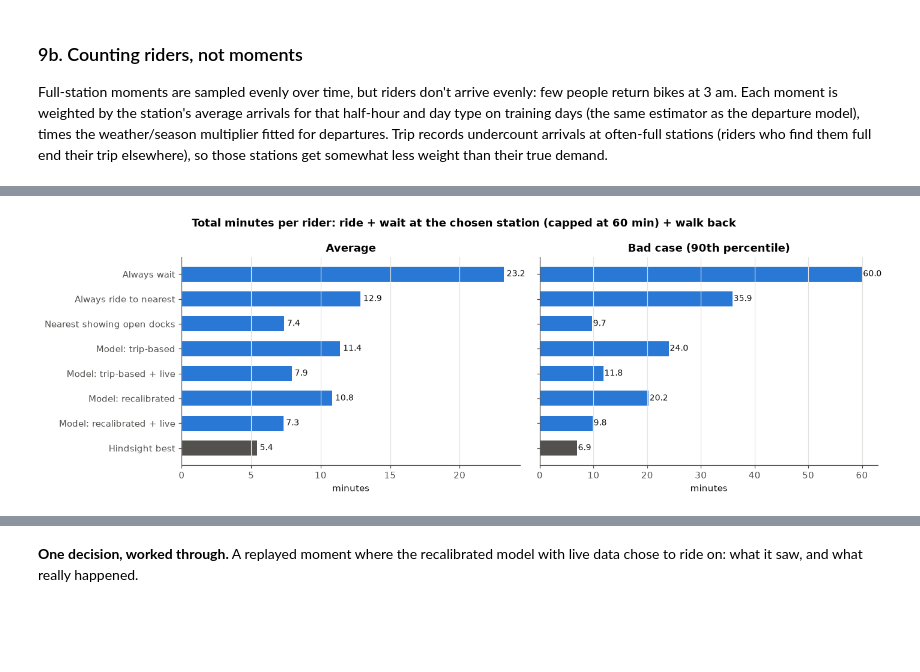
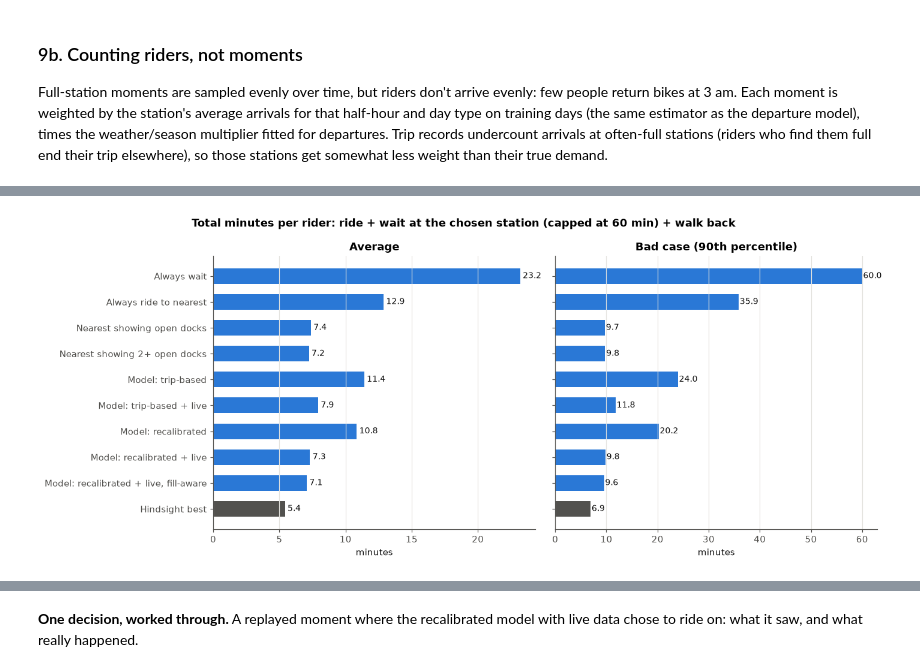
Before and after one commit to mzhou3299/citibike-demand-analysis-2024, a Jupyter notebook: Decision_model.ipynb, the cells around one changed output, grey strips where cells are left out. Saved outputs shown, nothing was run; the diff lists cells and outputs as text; code cells hidden in the pictures; blank space fills up the shorter version.

Commit message:
Add fill-aware rule and day-level intervals to decision model

```diff
--- a/Decision_model.ipynb
+++ b/Decision_model.ipynb
@@ -1299,10 +1345,12 @@ POLICIES = [
     "Always wait",
     "Always ride to nearest",
     "Nearest showing open docks",
+    "Nearest showing 2+ open docks",
     "Model: trip-based",
     "Model: trip-based + live",
     "Model: recalibrated",
     "Model: recalibrated + live",
+    "Model: recalibrated + live, fill-aware",
     "Hindsight best",
 ]
 
@@ -1343,6 +1391,8 @@ def replay_block(block, events):
     open_now = exists & (docks[station, decide] > 0)
     full_now = exists & (docks[station, decide] == 0)
     elapsed_now = np.where(full_now, STEP_MIN * (decide - prev_stop[station, decide] - 1), 0)
+    docks_now = docks[station, decide]
+    p_fill = fill_probability(docks_now, ride_steps, expected_arrivals_per_min(station, t0[:, None]))   # Section 9c
 
     # Each model's expected total time
     arrive_t = t0[:, None] + ride_min
@@ -1360,14 +1410,20 @@ def replay_block(block, events):
         "Model: trip-based + live": travel_min + np.where(open_now, 0, W_trip),
         "Model: recalibrated": travel_min + p_full * W_recal_no_live,
         "Model: recalibrated + live": travel_min + np.where(open_now, 0, W_recal_live),
+        "Model: recalibrated + live, fill-aware": travel_min + np.where(open_now, p_fill, 1.0) * W_recal_live,
     }
     expected_cost = {name: np.where(exists, cost, np.inf) for name, cost in expected_cost.items()}
 
-    has_open = open_now[:, 1:].any(axis=1)
+    def nearest_where(mask):
+        """Nearest candidate (in distance order) where mask is True; 0 = stay if there is none."""
+        return np.where(mask[:, 1:].any(axis=1), 1 + mask[:, 1:].argmax(axis=1), 0)
+
+    two_plus = open_now & (docks_now >= 2)
     choice = {
         "Always wait": np.zeros(n, dtype=int),
         "Always ride to nearest": np.where(exists[:, 1], 1, 0),
-        "Nearest showing open docks": np.where(has_open, 1 + open_now[:, 1:].argmax(axis=1), 0),
+        "Nearest showing open docks": nearest_where(open_now),
+        "Nearest showing 2+ open docks": np.where(two_plus[:, 1:].any(axis=1), nearest_where(two_plus), nearest_where(open_now)),
         **{name: cost.argmin(axis=1) for name, cost in expected_cost.items()},
         "Hindsight best": real_total.argmin(axis=1),
     }
@@ -1379,7 +1435,9 @@ def replay_block(block, events):
         result["moved: " + policy] = choice[policy] > 0
         result["unresolved: " + policy] = ~resolved[row, choice[policy]]
     detail = {"options": options, "exists": exists, "dist": dist, "ride_min": ride_min, "walk_min": walk_min,
-              "real_wait": real_wait, "open_now": open_now, "expected_recal_live": expected_cost["Model: recalibrated + live"]}
+              "real_wait": real_wait, "open_now": open_now, "expected_recal_live": expected_cost["Model: recalibrated + live"],
+              "expected_fill_aware": expected_cost["Model: recalibrated + live, fill-aware"], "docks_now": docks_now,
+              "travel_min": travel_min, "W_recal_live": W_recal_live, "choice": np.column_stack([choice[p] for p in POLICIES])}
     return result[keep], {name: values[keep] for name, values in detail.items()}
 # %%
 replay_events = test_events.sample(min(N_REPLAY, len(test_events)), random_state=SEED)   # a uniform subsample stays uniform
@@ -1459,23 +1601,23 @@ Per full-station moment (unweighted), for comparison:
 | Hindsight best | 7.44 | 5.73 | 9.74 | 3.37 | 2.03 | 90.29 | ... |
 # %%
-fig, axes = plt.subplots(1, 2, figsize=(13, 4.4), sharey=True)
+fig, axes = plt.subplots(1, 2, figsize=(13, 5.4), sharey=True)
 order = decision_summary.index[::-1]
 for ax, (metric, title) in zip(axes, [("mean (min)", "Average"), ("90th pct (min)", "Bad case (90th percentile)")]):
     values = decision_summary.loc[order, metric]
     colors = [INK_SECONDARY if rule == "Hindsight best" else SERIES_COLORS[0] for rule in order]
     ax.barh(order, values, color=colors, height=0.6)
     for y_pos, value in enumerate(values):
         ax.text(value + 0.2, y_pos, f"{value:.1f}", va="center", color=INK, fontsize=9)
     ax.set_title(title)
     ax.set_xlabel("minutes")
     ax.grid(axis="y", visible=False)
 fig.suptitle(f"Total minutes per rider: ride + wait at the chosen station (capped at {MAX_WAIT_MIN} min) + walk back",
              fontweight="bold")
 plt.tight_layout()
 plt.savefig(f"{FIG_DIR}/decision_rules_comparison.png", dpi=150, bbox_inches="tight")
 plt.show()
 # %% [output]
-[figure, old version]
+[figure, new version]
 # %%
 # Does the best rule depend on the time of day? Rider-weighted mean minutes (waits capped at 60) per rule and period
 rider_w = replay.rider_weight
```
Also changed, not shown: parts of 14 cells of this notebook, 2 other files.
